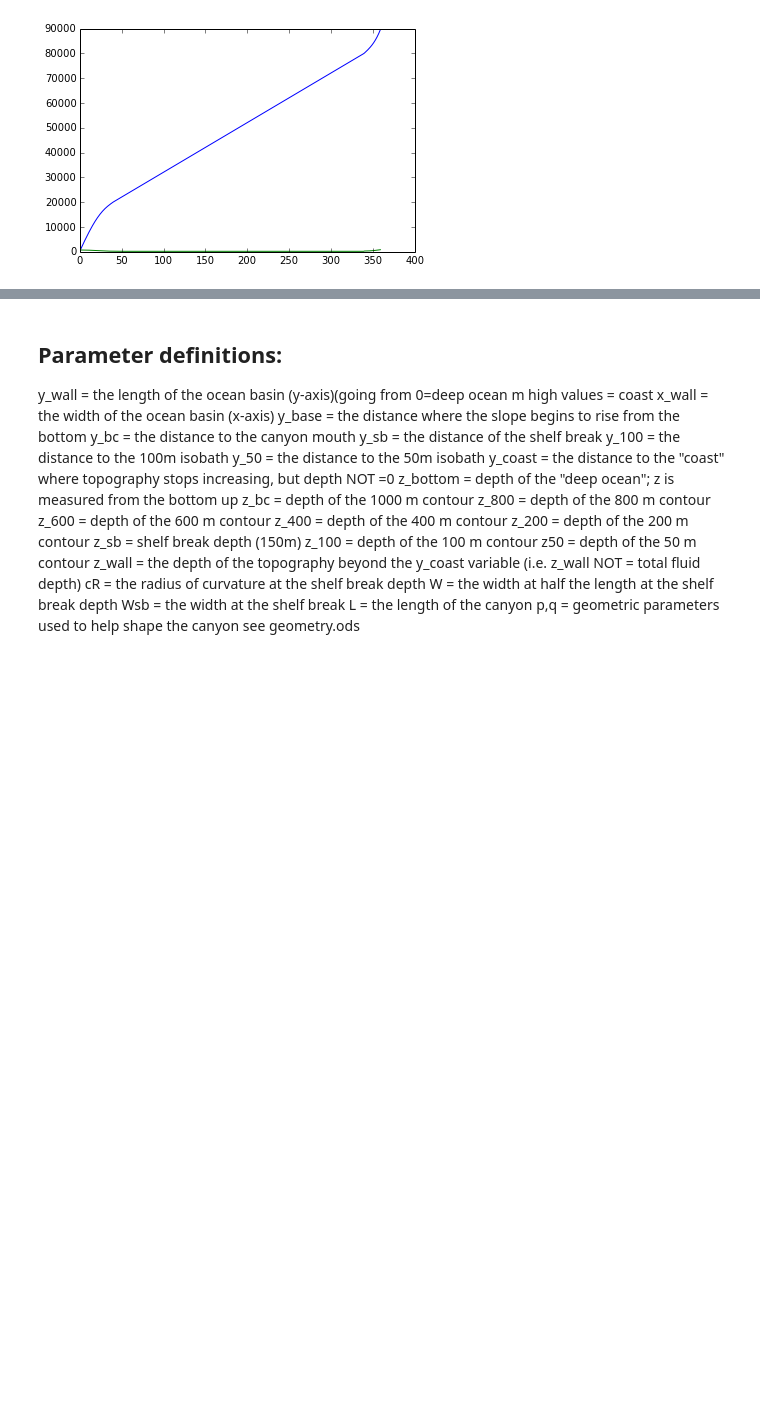
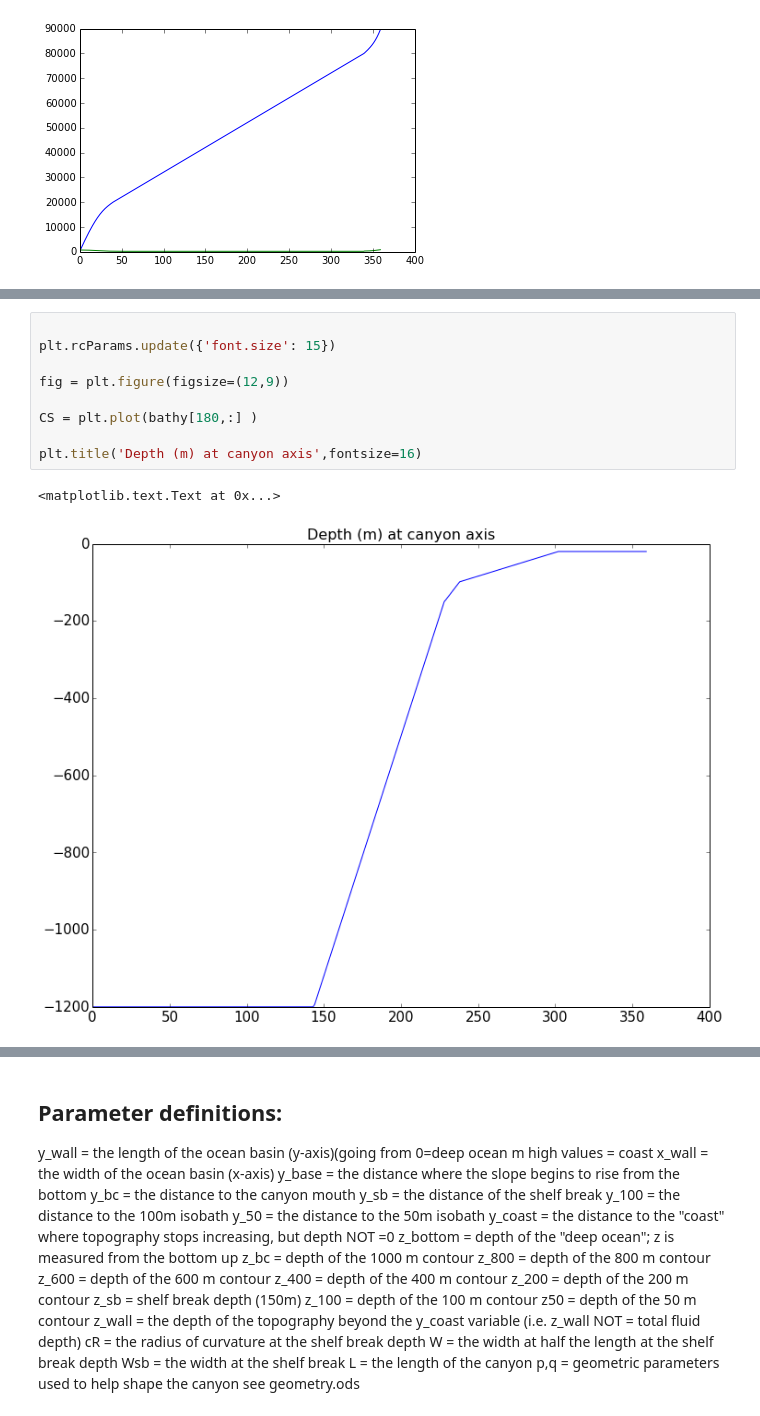
Before and after one commit to UBC-MOAD/buildcanyon, a Jupyter notebook: Bathymetry/GenerateNonUniformBathymetry360x360.ipynb, the cells around one changed output, grey strips where cells are left out. Cells and saved outputs as stored; diff of their text form; blank space fills up the shorter version.

```diff
--- a/Bathymetry/GenerateNonUniformBathymetry360x360.ipynb
+++ b/Bathymetry/GenerateNonUniformBathymetry360x360.ipynb
@@ -224,6 +258,18 @@ print(bathy.shape)
 # %% [output]
 (360, 361)
 (360, 360)
+# %%
+
+plt.rcParams.update({'font.size': 15})
+
+fig = plt.figure(figsize=(12,9))
+
+CS = plt.plot(bathy[180,:] )
+
+plt.title('Depth (m) at canyon axis',fontsize=16)
+# %% [output]
+<matplotlib.text.Text at 0x...>
+[figure, added]
 # %%
 
 
```
Also changed, not shown: parts of 6 cells of this notebook, 3 other files.
